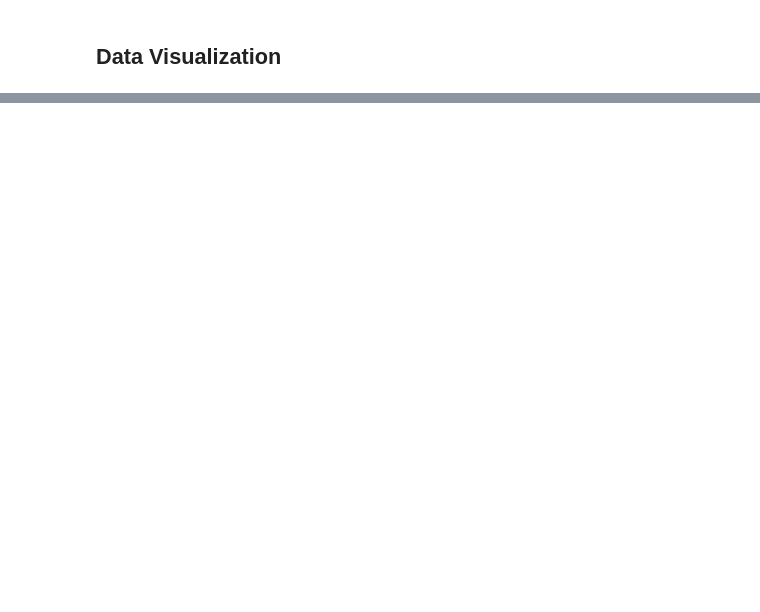
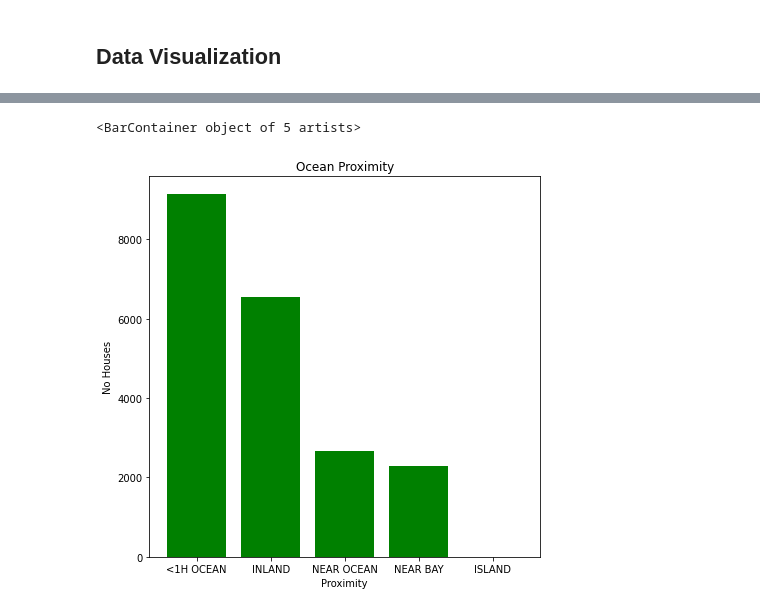
Before and after one commit to brandon-debruyn/project_machine_learning, a Jupyter notebook: california_housing_prices_1990/main.ipynb, the cells around one changed output, grey strips where cells are left out. Drawn from its saved outputs; the diff is of its cells as text; code cells hidden in the pictures; blank space fills up the shorter version.

```diff
--- a/california_housing_prices_1990/main.ipynb
+++ b/california_housing_prices_1990/main.ipynb
@@ -38,0 +119,9 @@ plt.show()
+# %%
+fig, axs = plt.subplots(figsize=(7, 7))
+axs.set_title("Ocean Proximity")
+axs.set_ylabel("No Houses")
+axs.set_xlabel("Proximity")
+axs.bar(housing_data["ocean_proximity"].value_counts().index, housing_data["ocean_proximity"].value_counts(), color="green")
+# %% [output]
+<BarContainer object of 5 artists>
+[figure, added]
```
Also changed, not shown: parts of 8 cells of this notebook.
